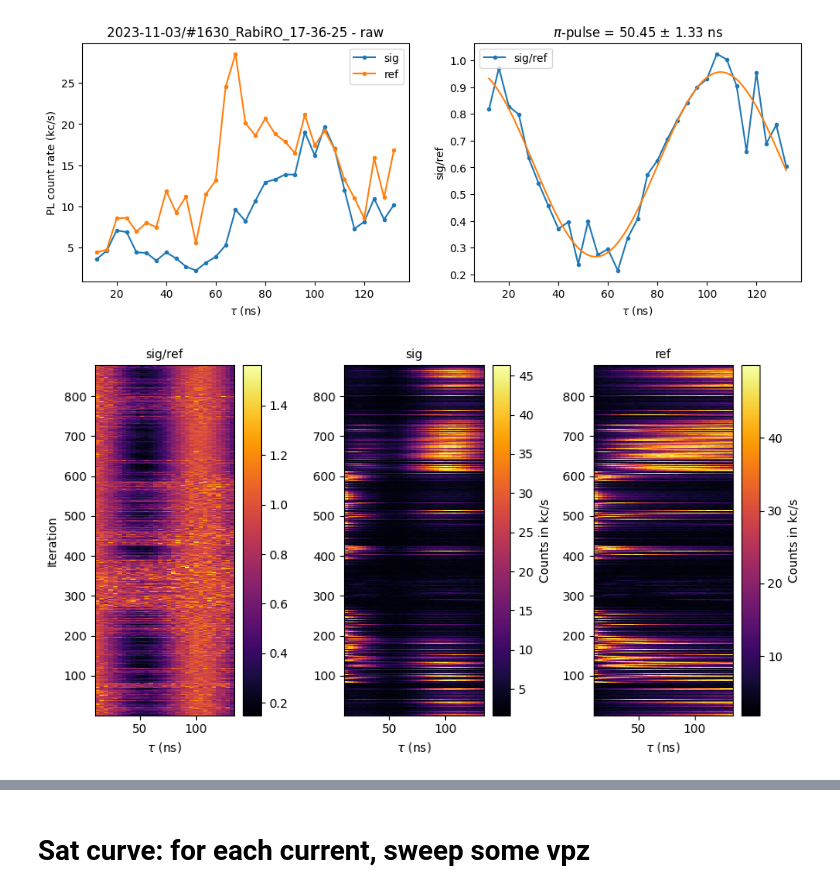
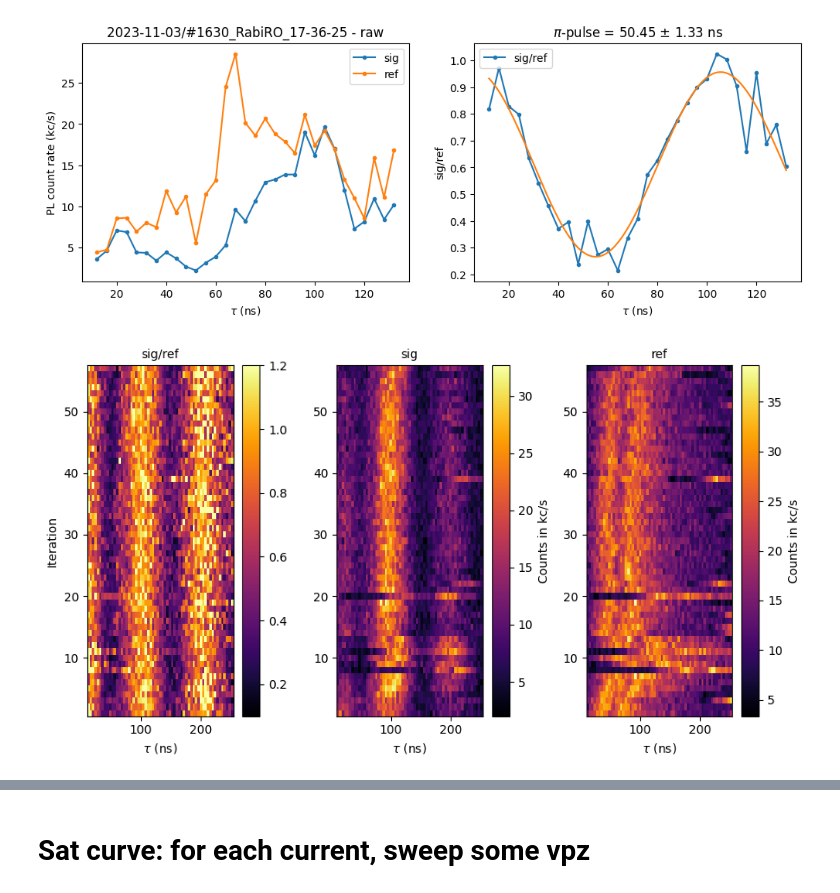
Before and after one commit to lukinlab2d/NV_control, a Jupyter notebook: B00_codes/RedROStat_nb.ipynb, the cells around one changed output, grey strips where cells are left out. Saved outputs shown, nothing was run; the diff lists cells and outputs as text; code cells hidden in the pictures.

```diff
--- a/B00_codes/RedROStat_nb.ipynb
+++ b/B00_codes/RedROStat_nb.ipynb
@@ -214,52 +272,62 @@ sig, ref, popt, perr, x_s = dr.readData(datafile, type='RabiDecay', ifFit=1, gue
 [figure]
 # %%
 # Rabi
-days = np.linspace(5,5,1)
-dataArr = []; sigArr = []; refArr = []
+days = np.linspace(14,14,1)
+dataArr = []; sigArr = []; refArr = []; idxs = []
 for day in days:
     mainFolder = 'C:/Users/lukin2dmaterials/data/2023-11-' + str(int(day)).zfill(2) + '/'
     for dataFolder in os.listdir(mainFolder):
         if 'RabiRO' in dataFolder:
             if dataFolder[4] == '_': idx = int(dataFolder[1:4])
             else: idx = int(dataFolder[1:5])
-            if idx >= 205 and idx <= 1081:
+            if (idx >= 281 and idx <= 398 and np.mod(idx,2)==0):
                 datafile = mainFolder + dataFolder +'/RabiROObject_sig_set.dat'
                 x_s, sig, ref = dr.readDataNoPlot(datafile)
                 sig = np.array(sig); ref = np.array(ref)
 
                 xPlot = x_s
                 contrast = sig/ref
-                dataArr.append(contrast); sigArr.append(sig); refArr.append(ref)
+                dataArr.append(contrast); sigArr.append(sig); refArr.append(ref); idxs.append(idx)
 
-dataArr = np.array(dataArr); sigArr = np.array(sigArr); refArr = np.array(refArr)
+dataArr = np.array(dataArr); sigArr = np.array(sigArr); refArr = np.array(refArr); idxs = np.array(idxs)
+
+sorted_indices = np.argsort(idxs)
+
+# Sort array1 in ascending order
+dataArr = dataArr[sorted_indices]
+sigArr = sigArr[sorted_indices]
+refArr = refArr[sorted_indices]
 
 fig, axs = plt.subplots(1,3,figsize=(9,5))
 N_datasets = np.size(dataArr,0)
 y = np.linspace(1,N_datasets, N_datasets)
 X, Y = np.meshgrid(x_s, y)
 plot = axs[0].pcolormesh(X,Y, dataArr, cmap='inferno')
 fig.colorbar(plot, orientation='vertical', ax=axs[0])
 axs[0].set_xlabel('$\\tau$ (ns)')
 axs[0].set_ylabel('Iteration')
 axs[0].set_title('sig/ref',fontsize=10)
+plot.set_clim(0.1,1.2)
 
 plot1 = axs[1].pcolormesh(X,Y, sigArr, cmap='inferno')
 axs[1].set_xlabel('$\\tau$ (ns)')
 axs[1].set_title('sig',fontsize=10)
 cb1 = fig.colorbar(plot1, orientation='vertical', ax=axs[1])
 cb1.set_label("Counts in kc/s",fontsize=10)
+# plot1.set_clim(0,4)
 
 plot2 = axs[2].pcolormesh(X,Y, refArr, cmap='inferno')
 axs[2].set_xlabel('$\\tau$ (ns)')
 axs[2].set_title('ref',fontsize=10)
 cb2 = fig.colorbar(plot2, orientation='vertical', ax=axs[2])
 cb2.set_label("Counts in kc/s",fontsize=10)
+# plot2.set_clim(0,4)
 
 # for i in range(3):
 #     # axs[i].set_xlim((82,84))
-#     axs[i].set_ylim((200,300))
+#     axs[i].set_ylim((600,610))
 
 plt.tight_layout()
 # %% [output]
-[figure, old version]
+[figure, new version]
 # %%
```
Also changed, not shown: parts of 17 cells of this notebook, 20 other files.
